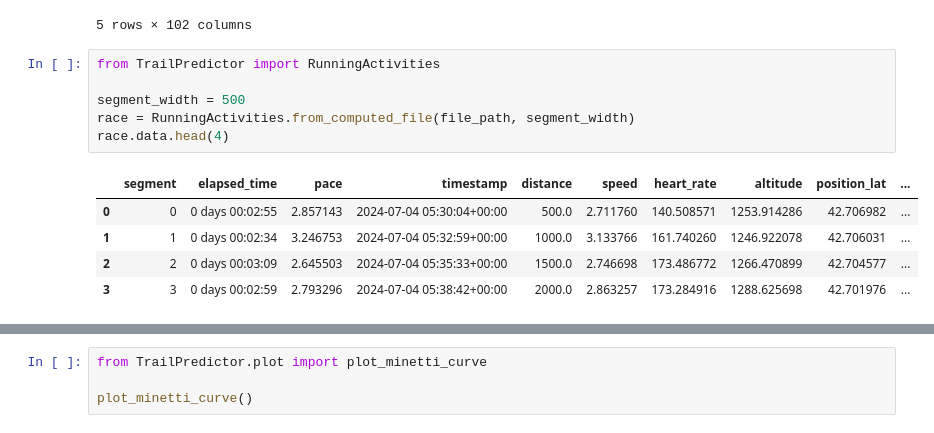
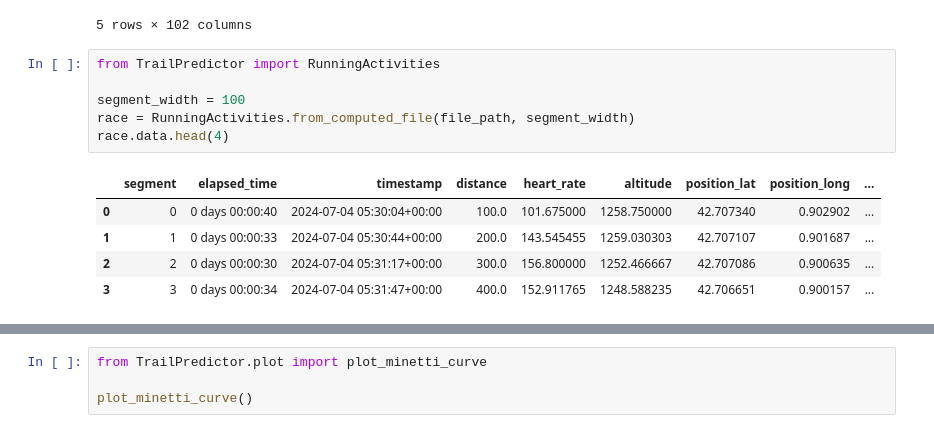
Before and after one commit to caillebotteAntoine/trailPredictor, a Jupyter notebook: main.ipynb, the cells around one changed output, grey strips where cells are left out. Saved outputs shown, nothing was run; the diff lists cells and outputs as text.

```diff
--- a/main.ipynb
+++ b/main.ipynb
@@ -61,12 +48,12 @@ act.head(5)
 # %%
 from TrailPredictor import RunningActivities
 
-segment_width = 500
+segment_width = 100
 race = RunningActivities.from_computed_file(file_path, segment_width)
 race.data.head(4)
 # %% [output]
-|  | segment | elapsed_time | pace | timestamp | distance | speed | heart_rate | altitude | position_lat | ... |
-| 0 | 0 | 0 days 00:02:55 | 2.857143 | 2024-07-04 05:30:04+00:00 | 500.0 | 2.711760 | 140.508571 | 1253.914286 | 42.706982 | ... |
-| 1 | 1 | 0 days 00:02:34 | 3.246753 | 2024-07-04 05:32:59+00:00 | 1000.0 | 3.133766 | 161.740260 | 1246.922078 | 42.706031 | ... |
-| 2 | 2 | 0 days 00:03:09 | 2.645503 | 2024-07-04 05:35:33+00:00 | 1500.0 | 2.746698 | 173.486772 | 1266.470899 | 42.704577 | ... |
-| 3 | 3 | 0 days 00:02:59 | 2.793296 | 2024-07-04 05:38:42+00:00 | 2000.0 | 2.863257 | 173.284916 | 1288.625698 | 42.701976 | ... |
+|  | segment | elapsed_time | timestamp | distance | heart_rate | altitude | position_lat | position_long | ... |
+| 0 | 0 | 0 days 00:00:40 | 2024-07-04 05:30:04+00:00 | 100.0 | 101.675000 | 1258.750000 | 42.707340 | 0.902902 | ... |
+| 1 | 1 | 0 days 00:00:33 | 2024-07-04 05:30:44+00:00 | 200.0 | 143.545455 | 1259.030303 | 42.707107 | 0.901687 | ... |
+| 2 | 2 | 0 days 00:00:30 | 2024-07-04 05:31:17+00:00 | 300.0 | 156.800000 | 1252.466667 | 42.707086 | 0.900635 | ... |
+| 3 | 3 | 0 days 00:00:34 | 2024-07-04 05:31:47+00:00 | 400.0 | 152.911765 | 1248.588235 | 42.706651 | 0.900157 | ... |
```
Also changed, not shown: parts of 25 cells of this notebook, 17 other files.
